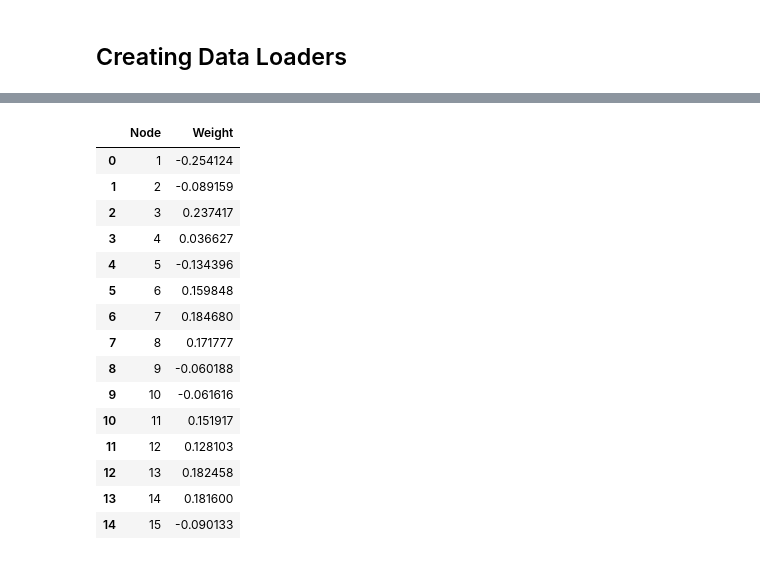
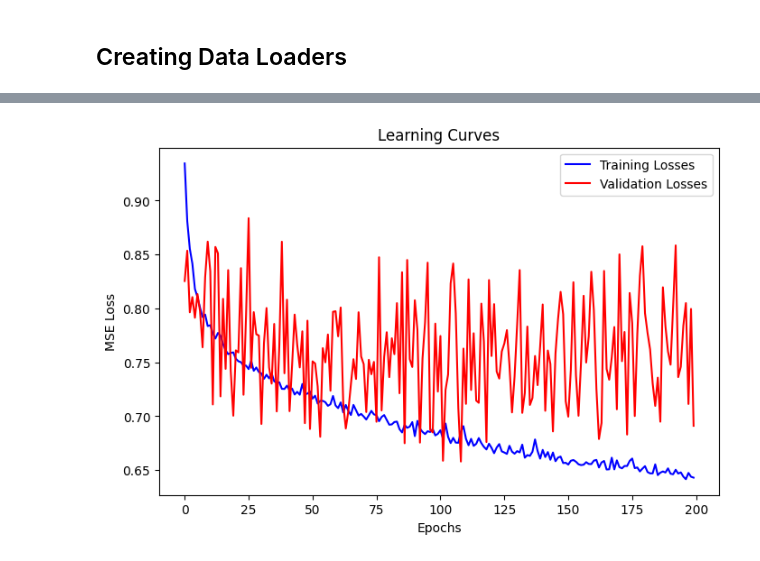
Before and after one commit to Watts-Lab/team_comm_tools, a Jupyter notebook: feature_engine/testing/ipython_notebooks/nn_model_optimization_and_visualization.ipynb, the cells around one changed output, grey strips where cells are left out. Saved outputs shown, nothing was run; the diff lists cells and outputs as text; code cells hidden in the pictures.

Commit message:
Adding neural network hidden layer optimization code

```diff
--- a/feature_engine/testing/ipython_notebooks/nn_model_optimization_and_visualization.ipynb
+++ b/feature_engine/testing/ipython_notebooks/nn_model_optimization_and_visualization.ipynb
@@ -111,11 +111,11 @@ val_dataloader = DataLoader(dataset=val_dataset, batch_size=64, shuffle=True)
 # %%
 class CSOPFullyConnectedNN(nn.Module):
-    def __init__(self, num_input_features):
+    def __init__(self, num_input_features, num_hidden_layer_nodes=15):
         super().__init__()
         self.net = nn.Sequential(
-            nn.Linear(in_features=num_input_features, out_features=15),
+            nn.Linear(in_features=num_input_features, out_features=num_hidden_layer_nodes),
             nn.ReLU(),
-            nn.Linear(in_features=15, out_features=1)
+            nn.Linear(in_features=num_hidden_layer_nodes, out_features=1)
         )
 
     def forward(self, X):
@@ -127,5 +122,0 @@ fully_connected_nn = CSOPFullyConnectedNN(num_input_features=X_train.shape[1])
-# %%
-loss_fn = nn.MSELoss()
-learning_rate = 0.00003
-optimizer = Adam(params=fully_connected_nn.parameters(), lr=learning_rate)
-max_epochs = 200
@@ -140 +123,6 @@ writer = SummaryWriter('feature_bagging_nn_models/runs')
+# %%
+num_hidden_layer_nodes = list(range(1, 101))
+models = [CSOPFullyConnectedNN(num_input_features=X_train.shape[1], num_hidden_layer_nodes=num_hidden_layer_node) \
+          for num_hidden_layer_node in num_hidden_layer_nodes]
+model_names = ['num_hidden_nodes_'+str(num_nodes) for num_nodes in num_hidden_layer_nodes]
 # %%
@@ -180,0 +183,9 @@ for epoch in range(max_epochs):
+# %%
+best_mse = float('inf')
+best_model_cache = None
+for model, model_name in tqdm(zip(models, model_names), total=len(models)):
+    model_cache = train(model=model, model_name=model_name)
+    current_mse = min(model_cache['val_losses'])
+    if current_mse < best_mse:
+        best_mse = current_mse
+        best_model_cache = model_cache
@@ -247,23 +237,9 @@ ip_weights_df
-# %%
-final_weights = fully_connected_nn.net[2].weight.detach().numpy()
-final_weights_df = pd.DataFrame(columns=['Node', 'Weight'])
-final_weights_df['Node'] = [str(node) for node in list(range(1, 16))]
-final_weights_df['Weight'] = final_weights.T
-final_weights_df
-# %% [output]
-|  | Node | Weight |
-| 0 | 1 | -0.254124 |
-| 1 | 2 | -0.089159 |
-| 2 | 3 | 0.237417 |
-| 3 | 4 | 0.036627 |
-| 4 | 5 | -0.134396 |
-| 5 | 6 | 0.159848 |
-| 6 | 7 | 0.184680 |
-| 7 | 8 | 0.171777 |
-| 8 | 9 | -0.060188 |
-| 9 | 10 | -0.061616 |
-| 10 | 11 | 0.151917 |
-| 11 | 12 | 0.128103 |
-| 12 | 13 | 0.182458 |
-| 13 | 14 | 0.181600 |
-| 14 | 15 | -0.090133 |
+# %%
+fig, ax = plt.subplots(figsize=(8, 5))
+ax.plot(best_model_cache['train_losses'], color='blue', label='Training Losses')
+ax.plot(best_model_cache['val_losses'], color='red', label='Validation Losses')
+ax.legend()
+ax.set(xlabel='Epochs', ylabel='MSE Loss', title='Learning Curves')
+plt.show()
+# %% [output]
+[figure, added]
```
Also changed, not shown: parts of 17 cells of this notebook, 1 other file.
